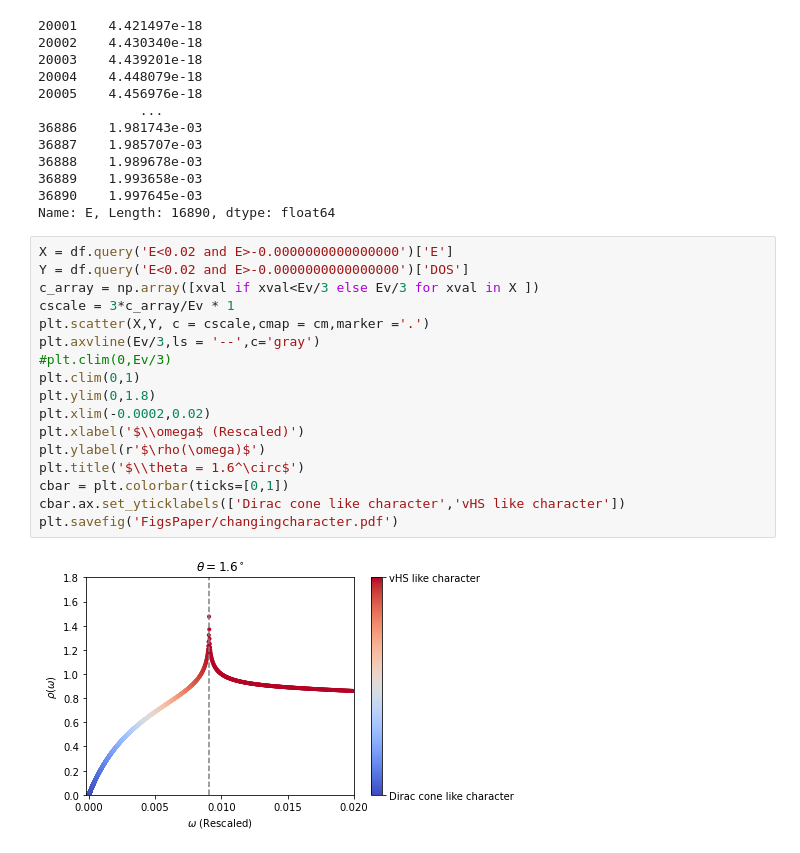
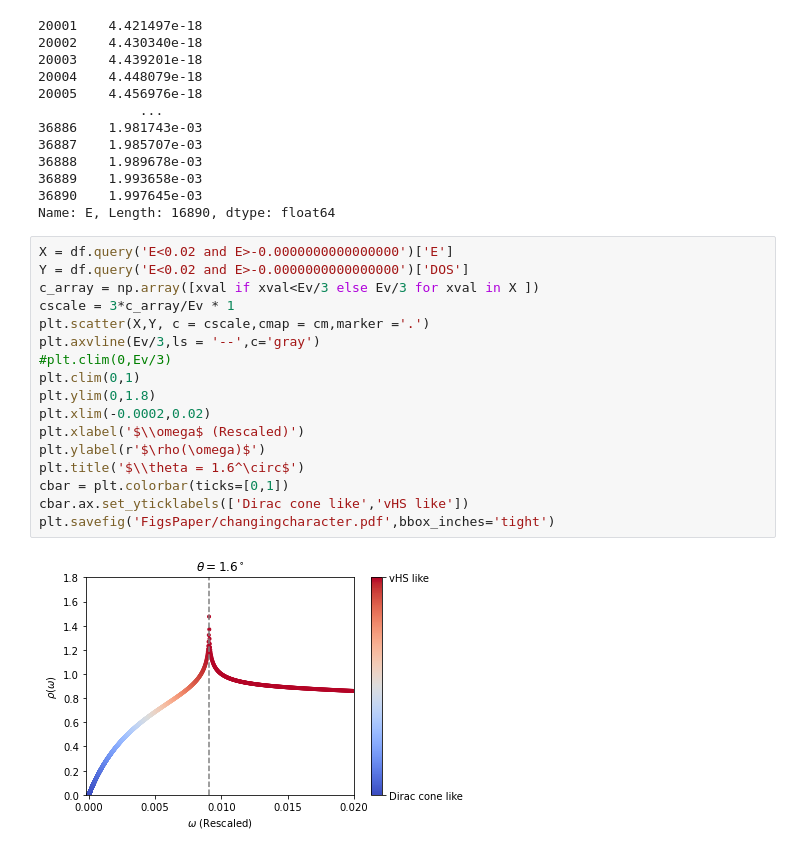
Before and after one commit to aravindhshankar/KondoVHS, a Jupyter notebook: CheckingDataSetsAndrew.ipynb, the cells around one changed output. Saved outputs shown, nothing was run; the diff lists cells and outputs as text.

Commit message:
font changes for the paper

```diff
--- a/CheckingDataSetsAndrew.ipynb
+++ b/CheckingDataSetsAndrew.ipynb
@@ -136,19 +136,19 @@ Name: E, Length: 16890, dtype: float64
 # %%
 X = df.query('E<0.02 and E>-0.0000000000000000')['E']
 Y = df.query('E<0.02 and E>-0.0000000000000000')['DOS']
 c_array = np.array([xval if xval<Ev/3 else Ev/3 for xval in X ])
 cscale = 3*c_array/Ev * 1
 plt.scatter(X,Y, c = cscale,cmap = cm,marker ='.')
 plt.axvline(Ev/3,ls = '--',c='gray')
 #plt.clim(0,Ev/3)
 plt.clim(0,1)
 plt.ylim(0,1.8)
 plt.xlim(-0.0002,0.02)
 plt.xlabel('$\\omega$ (Rescaled)')
 plt.ylabel(r'$\rho(\omega)$')
 plt.title('$\\theta = 1.6^\circ$')
 cbar = plt.colorbar(ticks=[0,1])
-cbar.ax.set_yticklabels(['Dirac cone like character','vHS like character'])
-plt.savefig('FigsPaper/changingcharacter.pdf')
+cbar.ax.set_yticklabels(['Dirac cone like','vHS like'])
+plt.savefig('FigsPaper/changingcharacter.pdf',bbox_inches='tight')
 # %% [output]
-[figure, old version]
+[figure, new version]
```
Also changed, not shown: 5 other files.
